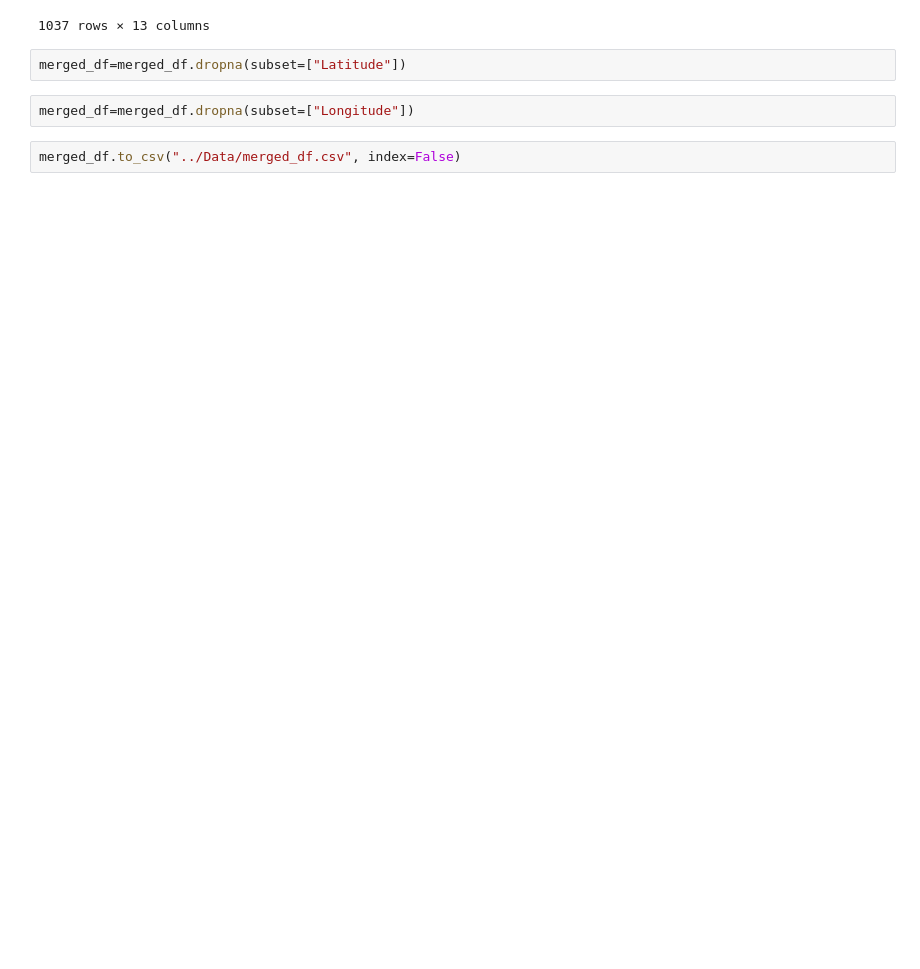
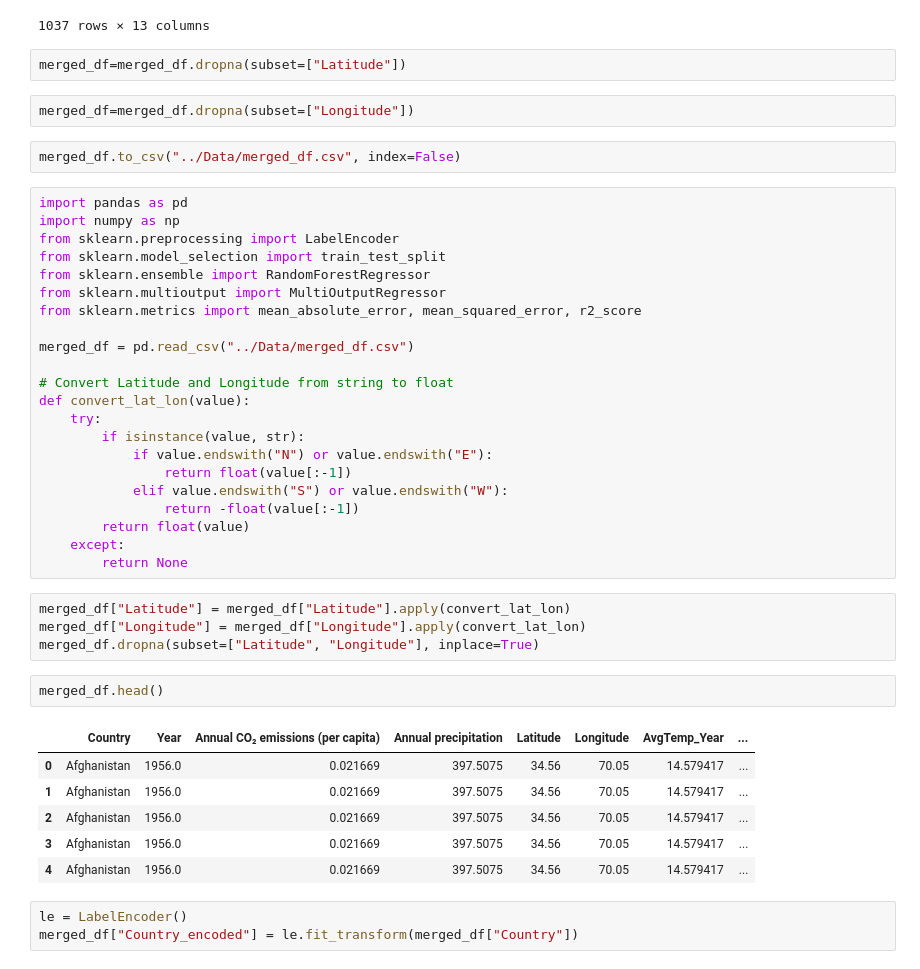
Before and after one commit to Nikhitha-N/Climate-Disaster-Prediction-System, a Jupyter notebook: Scripts/Modeling.ipynb, the cells around one changed output. Saved outputs shown, nothing was run; the diff lists cells and outputs as text; blank space fills up the shorter version.

```diff
--- a/Scripts/Modeling.ipynb
+++ b/Scripts/Modeling.ipynb
@@ -256,3 +256,41 @@ merged_df=merged_df.dropna(subset=["Latitude"])
 merged_df=merged_df.dropna(subset=["Longitude"])
 # %%
 merged_df.to_csv("../Data/merged_df.csv", index=False)
+# %%
+import pandas as pd
+import numpy as np
+from sklearn.preprocessing import LabelEncoder
+from sklearn.model_selection import train_test_split
+from sklearn.ensemble import RandomForestRegressor
+from sklearn.multioutput import MultiOutputRegressor
+from sklearn.metrics import mean_absolute_error, mean_squared_error, r2_score
+
+merged_df = pd.read_csv("../Data/merged_df.csv")
+
+# Convert Latitude and Longitude from string to float
+def convert_lat_lon(value):
+    try:
+        if isinstance(value, str):
+            if value.endswith("N") or value.endswith("E"):
+                return float(value[:-1])
+            elif value.endswith("S") or value.endswith("W"):
+                return -float(value[:-1])
+        return float(value)
+    except:
+        return None
+# %%
+merged_df["Latitude"] = merged_df["Latitude"].apply(convert_lat_lon)
+merged_df["Longitude"] = merged_df["Longitude"].apply(convert_lat_lon)
+merged_df.dropna(subset=["Latitude", "Longitude"], inplace=True)
+# %%
+merged_df.head()
+# %% [output]
+|  | Country | Year | Annual CO₂ emissions (per capita) | Annual precipitation | Latitude | Longitude | AvgTemp_Year | ... |
+| 0 | Afghanistan | 1956.0 | 0.021669 | 397.5075 | 34.56 | 70.05 | 14.579417 | ... |
+| 1 | Afghanistan | 1956.0 | 0.021669 | 397.5075 | 34.56 | 70.05 | 14.579417 | ... |
+| 2 | Afghanistan | 1956.0 | 0.021669 | 397.5075 | 34.56 | 70.05 | 14.579417 | ... |
+| 3 | Afghanistan | 1956.0 | 0.021669 | 397.5075 | 34.56 | 70.05 | 14.579417 | ... |
+| 4 | Afghanistan | 1956.0 | 0.021669 | 397.5075 | 34.56 | 70.05 | 14.579417 | ... |
+# %%
+le = LabelEncoder()
+merged_df["Country_encoded"] = le.fit_transform(merged_df["Country"])
```
Also changed, not shown: parts of 7 cells of this notebook.
